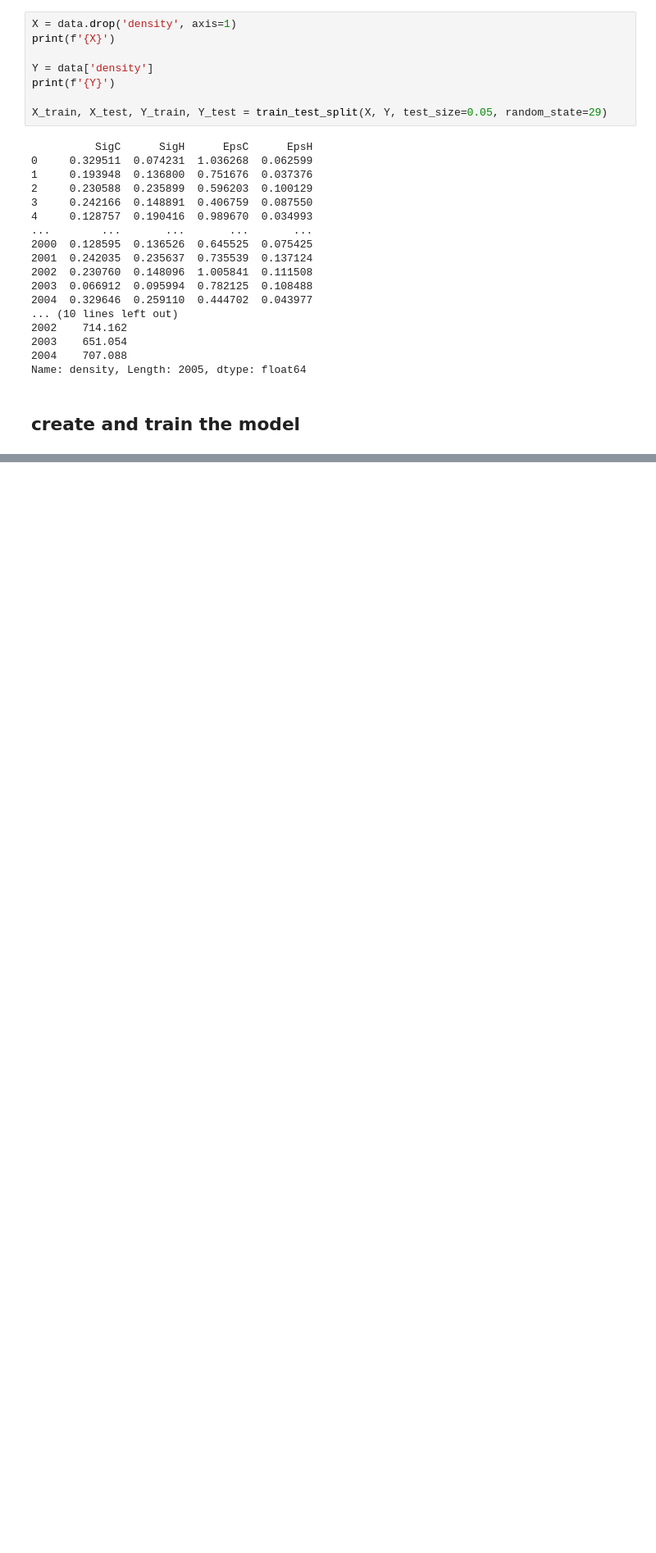
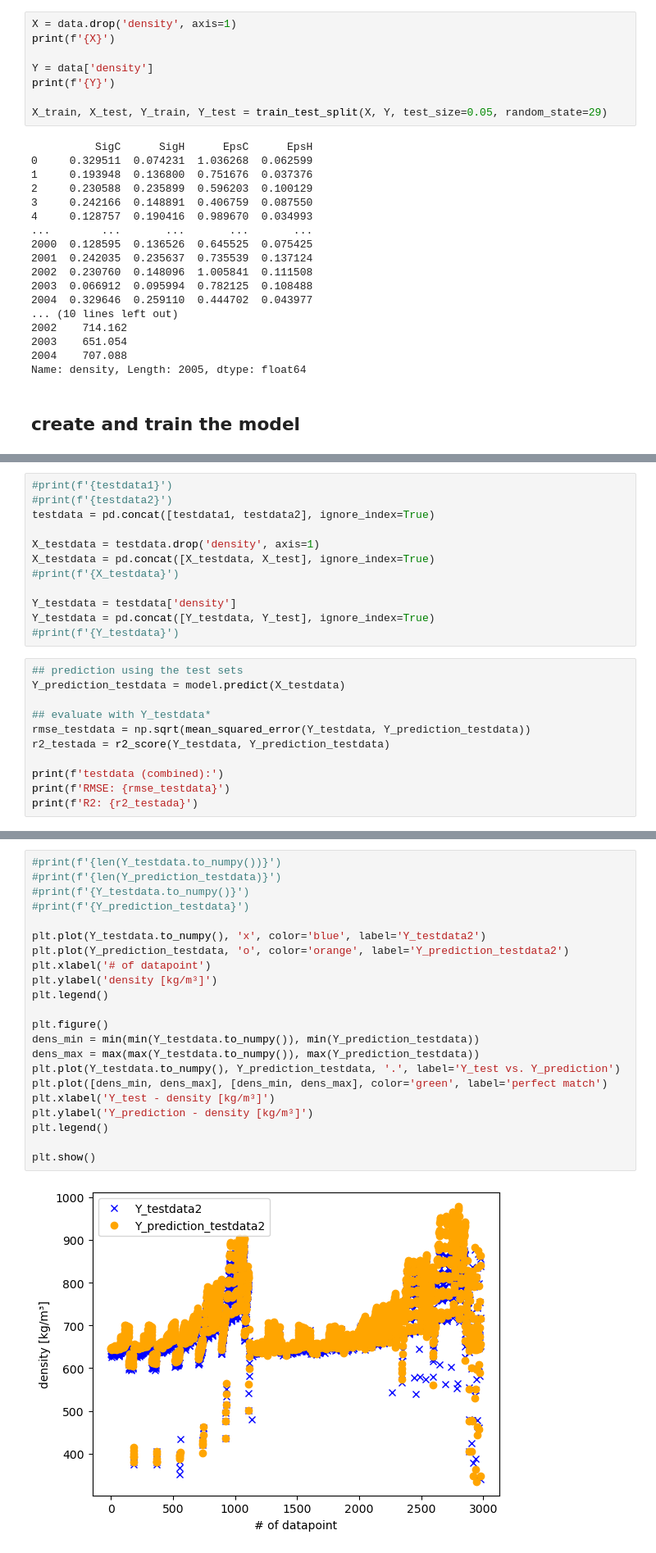
Before and after one commit to rstrickstrock/ML_density-model, a Jupyter notebook: 02.2_polynomial-regression/02.2_polynomial_regression.ipynb, the cells around one changed output, grey strips where cells are left out. Shown: that part at 82% size. Cells and saved outputs as stored; diff of their text form; blank space fills up the shorter version.

```diff
--- a/02.2_polynomial-regression/02.2_polynomial_regression.ipynb
+++ b/02.2_polynomial-regression/02.2_polynomial_regression.ipynb
@@ -114,0 +177,23 @@ Y_test:
+# %%
+#print(f'{testdata1}')
+#print(f'{testdata2}')
+testdata = pd.concat([testdata1, testdata2], ignore_index=True)
+
+X_testdata = testdata.drop('density', axis=1)
+X_testdata = pd.concat([X_testdata, X_test], ignore_index=True)
+#print(f'{X_testdata}')
+
+Y_testdata = testdata['density']
+Y_testdata = pd.concat([Y_testdata, Y_test], ignore_index=True)
+#print(f'{Y_testdata}')
+# %%
+## prediction using the test sets
+Y_prediction_testdata = model.predict(X_testdata)
+
+## evaluate with Y_testdata*
+rmse_testdata = np.sqrt(mean_squared_error(Y_testdata, Y_prediction_testdata))
+r2_testada = r2_score(Y_testdata, Y_prediction_testdata)
+
+print(f'testdata (combined):')
+print(f'RMSE: {rmse_testdata}')
+print(f'R2: {r2_testada}')
@@ -114,0 +294,24 @@ Y_test:
+# %%
+#print(f'{len(Y_testdata.to_numpy())}')
+#print(f'{len(Y_prediction_testdata)}')
+#print(f'{Y_testdata.to_numpy()}')
+#print(f'{Y_prediction_testdata}')
+
+plt.plot(Y_testdata.to_numpy(), 'x', color='blue', label='Y_testdata2')
+plt.plot(Y_prediction_testdata, 'o', color='orange', label='Y_prediction_testdata2')
+plt.xlabel('# of datapoint')
+plt.ylabel('density [kg/m³]')
+plt.legend()
+
+plt.figure()
+dens_min = min(min(Y_testdata.to_numpy()), min(Y_prediction_testdata))
+dens_max = max(max(Y_testdata.to_numpy()), max(Y_prediction_testdata))
+plt.plot(Y_testdata.to_numpy(), Y_prediction_testdata, '.', label='Y_test vs. Y_prediction')
+plt.plot([dens_min, dens_max], [dens_min, dens_max], color='green', label='perfect match')
+plt.xlabel('Y_test - density [kg/m³]')
+plt.ylabel('Y_prediction - density [kg/m³]')
+plt.legend()
+
+plt.show()
+# %% [output]
+[figure, added]
```
Also changed, not shown: parts of 25 cells of this notebook, 3 other files.
